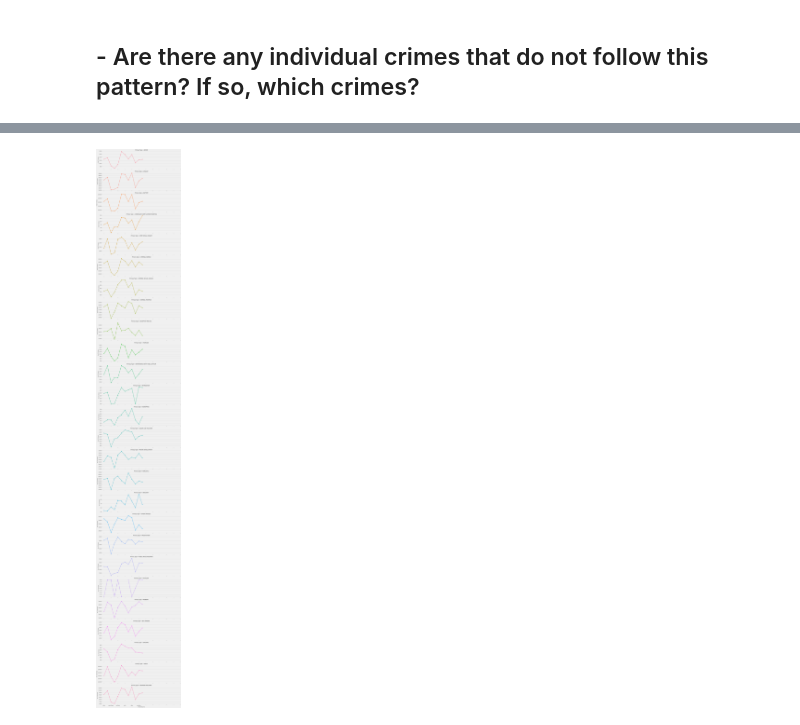
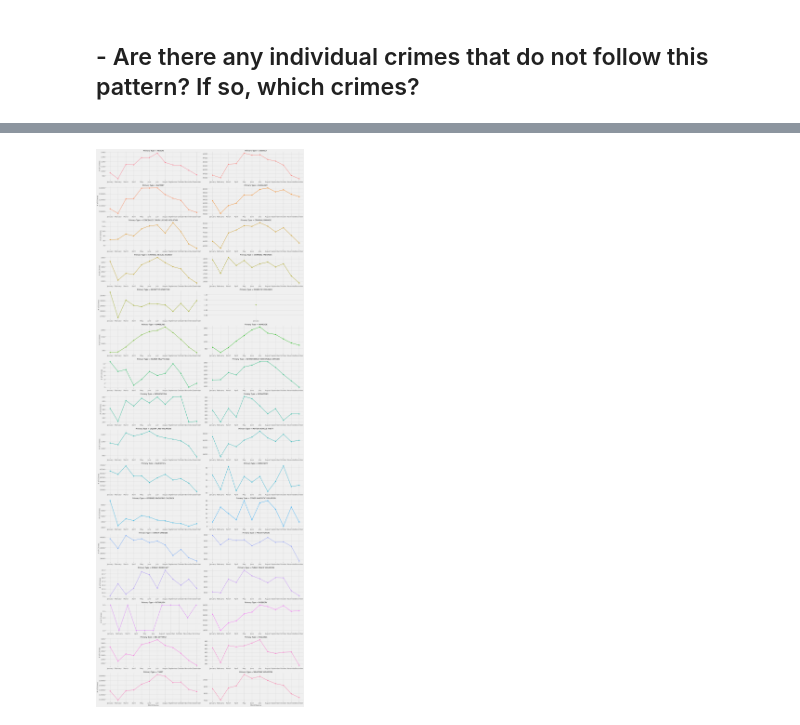
Before and after one commit to tjbingamon/Project-4---Chicago-Crime-Data, a Jupyter notebook: Project 4 Part 1.ipynb, the cells around one changed output, grey strips where cells are left out. Saved outputs shown, nothing was run; the diff lists cells and outputs as text; code cells hidden in the pictures.

```diff
--- a/Project 4 Part 1.ipynb
+++ b/Project 4 Part 1.ipynb
@@ -587,4 +499,4 @@ df3.head(3)
 # %%
-crimes_by_month = df3.groupby('Primary Type')['MonthName'].value_counts().sort_index()
-crimes_by_month
+plot_type3 = df3.groupby('Primary Type')['Month', 'MonthName'].value_counts().sort_index()
+plot_type3
 # %% [output]
@@ -622,5 +536,4 @@ plot_df3
 # %%
-# loop through the value counts series
-val_counts_by_month = df3.groupby('Primary Type')['MonthName'].value_counts()
-val_counts_by_month
+plot_type3_df = plot_type3.to_frame('# of Crimes').reset_index()
+plot_type3_df
 # %% [output]
@@ -751,10 +553,11 @@ plot_trend2
-# %%
-a = sns.catplot(data=plot_trend2, x='MonthName', y='# of Crimes',
-                hue='Primary Type', col='Primary Type',col_wrap=1, aspect=4,
-            height=4,kind='point',sharey=False);
-plt.xticks(np.arange(0,23, step=2));
-# %% [output]
-[figure, removed]
+# %%
+g = sns.catplot(data=plot_type3_df, x='MonthName', y='# of Crimes',
+                kind='point',aspect=3, height=4,
+                hue='Primary Type', col='Primary Type',col_wrap=2,
+               sharey=False, sharex=False)
+[ax.grid(axis='x') for ax in g.axes];
+# %% [output]
+[figure, added]
 # %% [markdown]
 ## Answer:
 
```
Also changed, not shown: parts of 44 cells of this notebook.
